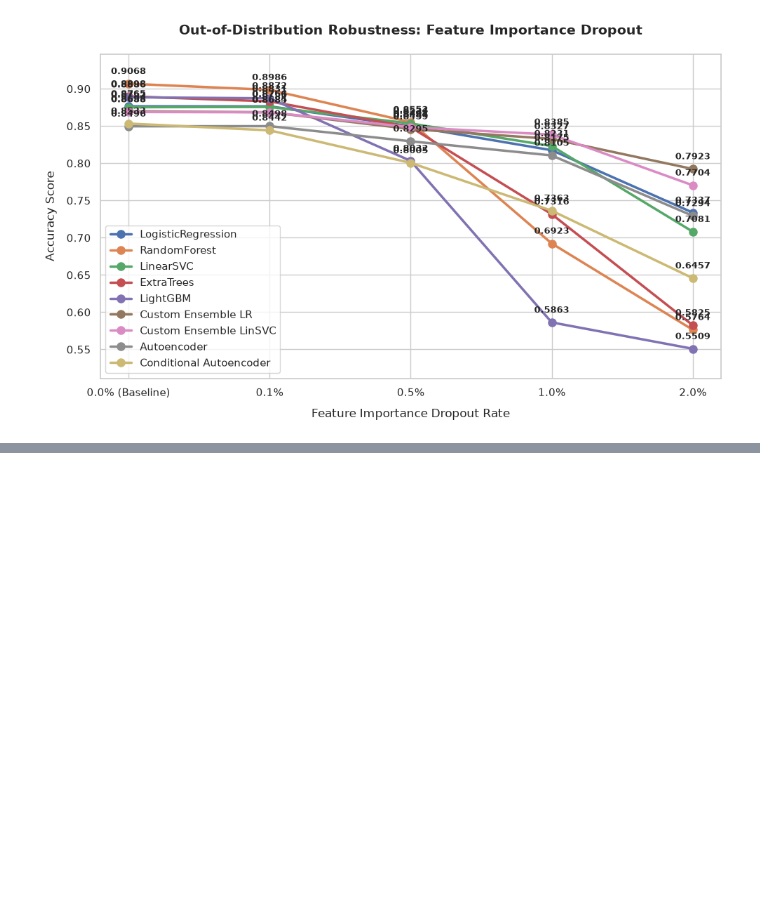
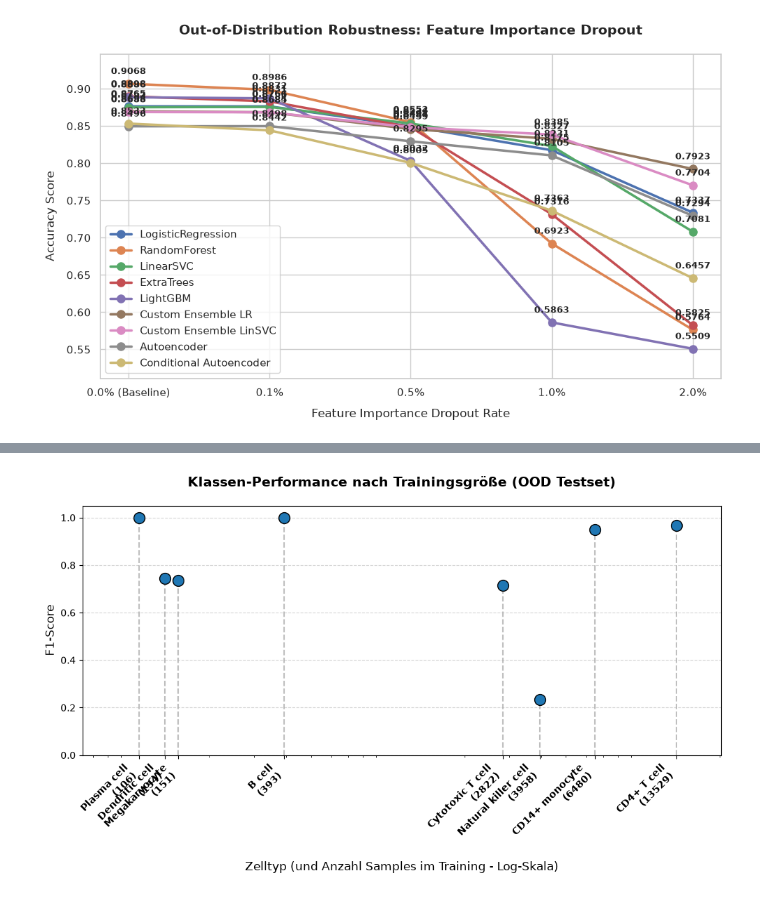
Before and after one commit to Boolean-true/CLACELL, a Jupyter notebook: evaluation/plot_robustness_results.ipynb, the cells around one changed output, grey strips where cells are left out. Cells and saved outputs as stored; diff of their text form; code cells hidden in the pictures; blank space fills up the shorter version.

```diff
--- a/evaluation/plot_robustness_results.ipynb
+++ b/evaluation/plot_robustness_results.ipynb
@@ -106,0 +179,33 @@ plt.show()
+# %%
+import matplotlib.pyplot as plt
+import numpy as np
+
+cell_types = ['CD4+ T cell', 'CD14+ monocyte', 'Natural killer cell', 'Cytotoxic T cell', 'B cell', 'Megakaryocyte', 'Dendritic cell', 'Plasma cell']
+support_train = [13529, 6480, 3958, 2822, 393, 151, 134, 106]
+f1_scores = [0.9676, 0.9492, 0.2325, 0.714, 0.9992, 0.7362, 0.7435, 1.0]
+
+plt.figure(figsize=(10, 6))
+
+plt.xscale('log')
+
+plt.vlines(support_train, ymin=0, ymax=f1_scores, colors='gray', linestyles='dashed', alpha=0.5, zorder=1)
+
+plt.scatter(support_train, f1_scores, color='#1f77b4', edgecolors='black', s=130, zorder=3, label='Mein Modell')
+
+axis_labels = [f"{cell}\n({sup})" for cell, sup in zip(cell_types, support_train)]
+
+plt.xticks(support_train, axis_labels, rotation=45, ha='right', fontsize=10, weight='bold')
+
+plt.title('Klassen-Performance nach Trainingsgröße (OOD Testset)', fontsize=14, pad=20, weight='bold')
+plt.xlabel('Zelltyp (und Anzahl Samples im Training - Log-Skala)', fontsize=12, labelpad=15)
+plt.ylabel('F1-Score', fontsize=12)
+
+plt.ylim(0, 1.05)
+plt.xlim(min(support_train) * 0.6, max(support_train) * 1.5)
+
+plt.grid(True, axis='y', linestyle='--', alpha=0.5, zorder=1)
+
+plt.tight_layout()
+plt.show()
+# %% [output]
+[figure, added]
```
Also changed, not shown: parts of 5 cells of this notebook, 5 other files.
